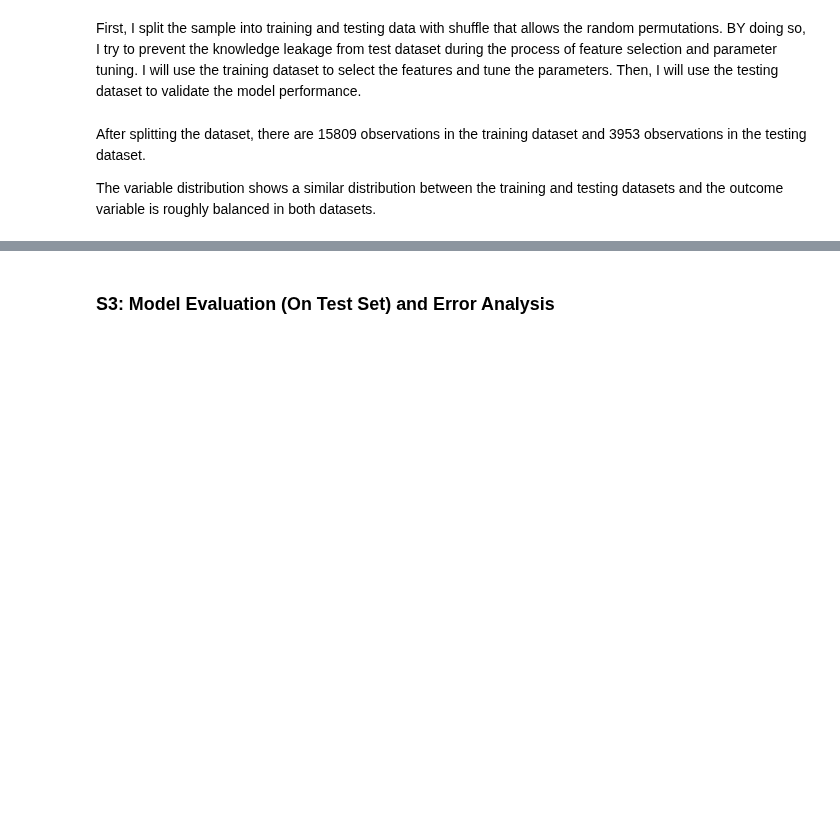
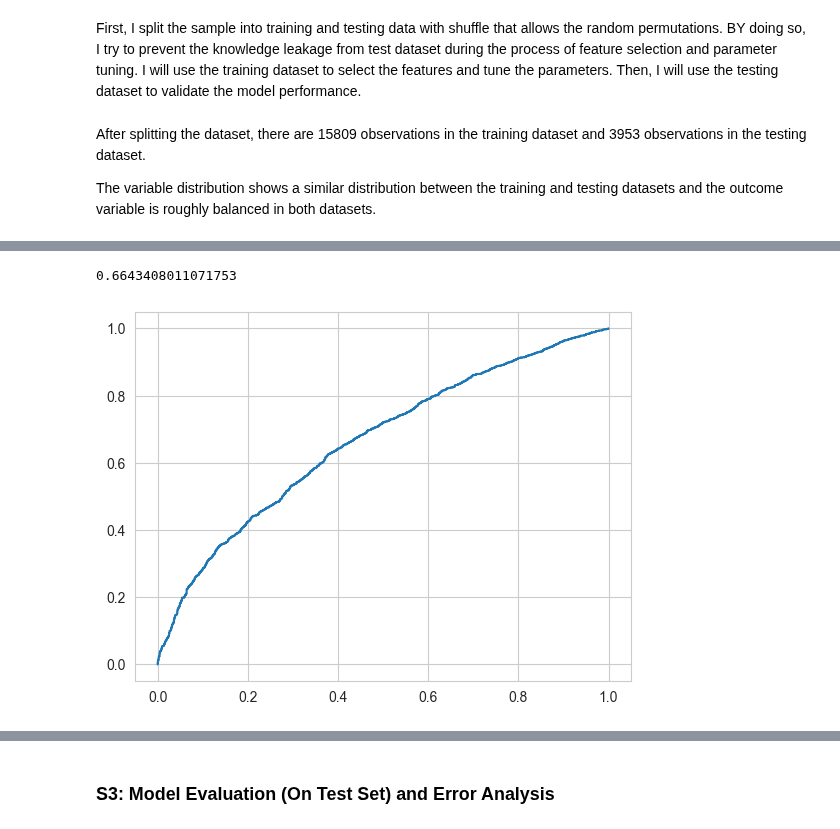
Before and after one commit to yiang-li/Predicting-Mortality-Machine-Learning, a Jupyter notebook: code_hrs.ipynb, the cells around one changed output, grey strips where cells are left out. Cells and saved outputs as stored; diff of their text form; code cells hidden in the pictures; blank space fills up the shorter version.

```diff
--- a/code_hrs.ipynb
+++ b/code_hrs.ipynb
@@ -332,10 +323,14 @@ hrs_df = pd.read_csv('hrs_clean.csv')
 
 y_df = hrs_df[['deceased']]
 X_df = hrs_df.drop(columns=['deceased'], inplace=False)
-X_train, X_test, y_train, y_test = train_test_split(X_df, y_df,
-                                                    test_size=0.2,
-                                                    random_state=seed,
-                                                    shuffle=True)
+X_train_v, X_test, y_train_v, y_test = train_test_split(X_df, y_df,
+                                                        test_size=0.2,
+                                                        random_state=seed,
+                                                        shuffle=True)
+X_train, X_val, y_train, y_val = train_test_split(X_train_v, y_train_v,
+                                                  test_size=0.25,
+                                                  random_state=seed,
+                                                  shuffle=True)
 
 # check the data size after splitting
 print("X_train size: ", X_train.shape)
@@ -360,16 +355,3 @@ y_test distribution:
  0.0    2115
 1.0    1838
 Name: deceased, dtype: int64
-# %%
-logreg = LogisticRegression(random_state=seed, solver='liblinear', max_iter=1000)
-
-parameters = [{'penalty':['l1', 'l2'],},
-              {'C':[1e-5, 1e-4, 1e-3, 1e-2, 1e-1, 1e0, 2, 3, 4, 5, 6, 7, 8]}]
-
-grid_search = GridSearchCV(estimator = logreg,
-                           param_grid = parameters,
-                           scoring = 'f1',
-                           cv = 5,
-                           verbose=0)
-
-grid_search.fit(X_train, np.ravel(y_train))
@@ -383,0 +430,8 @@ GridSearchCV(cv=5,
+# %%
+clf_e = records['roc_auc']
+print("Performence on train set",
+      metrics.accuracy_score(clf_e.predict(X_train), y_train))
+y_pred = pd.DataFrame(clf_e.predict(X_test), columns=["deceased"])
+y_proba = pd.DataFrame(clf_e.predict_proba(X_test)[:, 1], columns=["deceased"])
+print("Performence on test set", metrics.accuracy_score(y_pred, y_test))
+print(metrics.classification_report(y_test, y_pred))
@@ -383,0 +449,8 @@ GridSearchCV(cv=5,
+# %%
+curve = metrics.roc_curve(y_test, y_proba)
+print(metrics.roc_auc_score(y_test, y_proba))
+plt.plot(curve[0], curve[1])
+plt.show()
+# %% [output]
+0.6643408011071753
+[figure, added]
```
Also changed, not shown: parts of 13 cells of this notebook, 2 other files.
